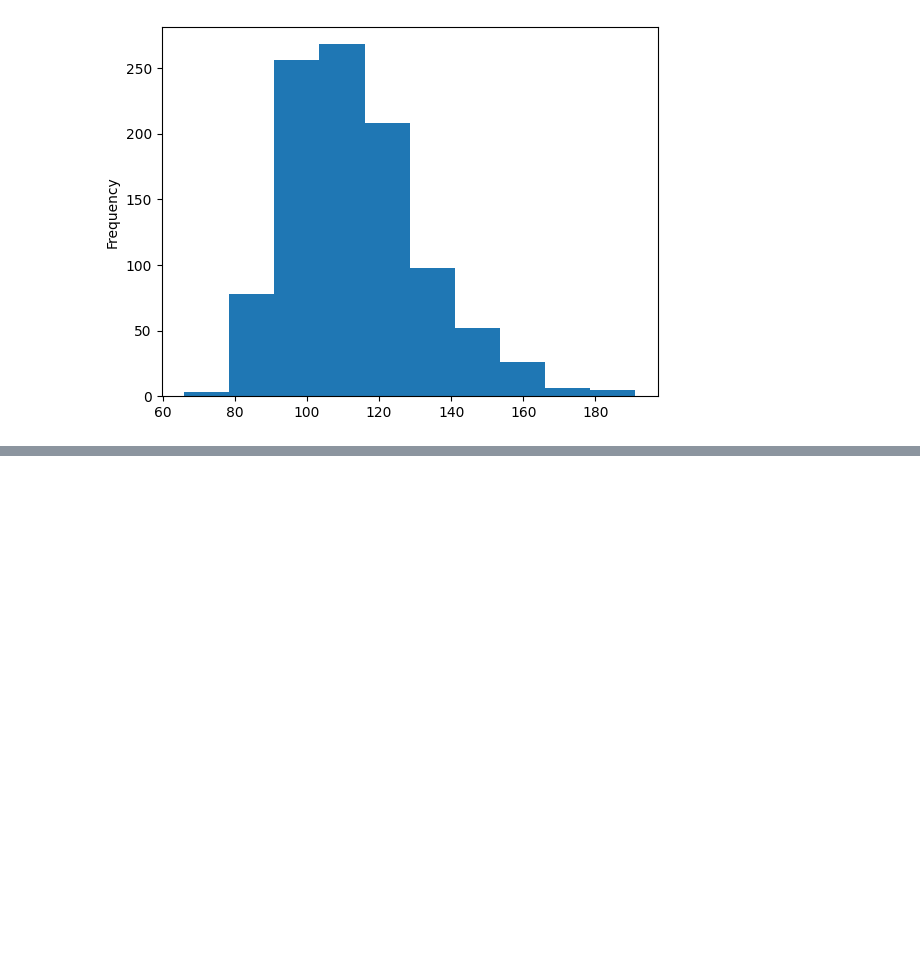
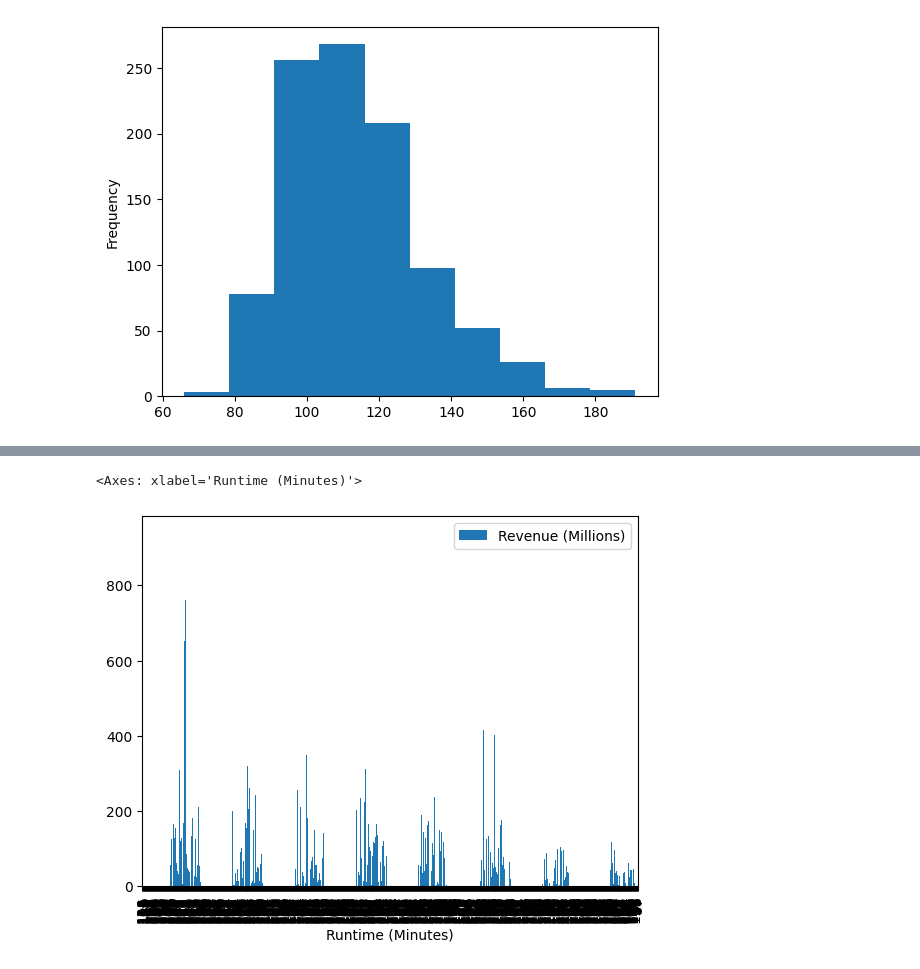
Before and after one commit to Naitikpareek123/Naitikpareek123, a Jupyter notebook: python/project3/test.ipynb, the cells around one changed output, grey strips where cells are left out. Saved outputs shown, nothing was run; the diff lists cells and outputs as text; code cells hidden in the pictures; blank space fills up the shorter version.

```diff
--- a/python/project3/test.ipynb
+++ b/python/project3/test.ipynb
@@ -233,0 +244,5 @@ data.plot(x='Runtime (Minutes)',  y='Revenue (Millions)')
+# %%
+data.plot(kind='bar',x='Runtime (Minutes)',  y='Revenue (Millions)')
+# %% [output]
+<Axes: xlabel='Runtime (Minutes)'>
+[figure, added]
```
Also changed, not shown: parts of 9 cells of this notebook.
